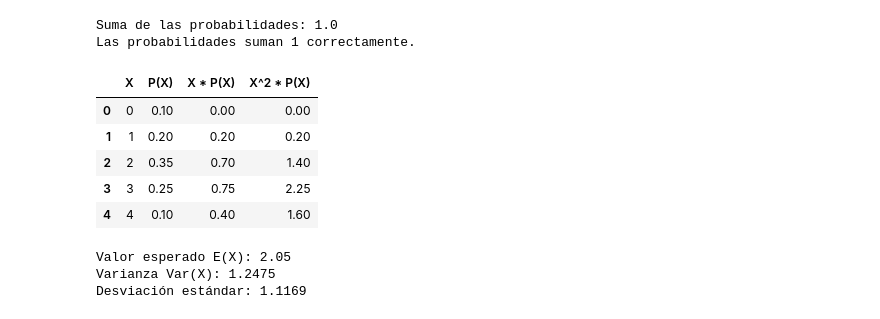
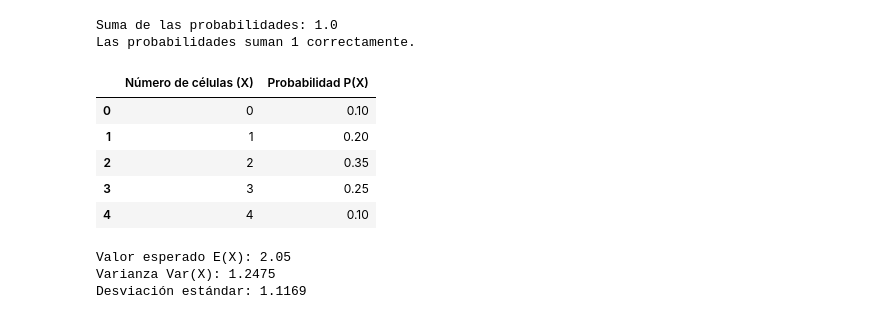
Before and after one commit to Ernesto23lolxd/Probabilidad, a Jupyter notebook: Unidad3/investigador_biomédico.ipynb, the cells around one changed output. Cells and saved outputs as stored; diff of their text form; code cells hidden in the pictures.

```diff
--- a/Unidad3/investigador_biomédico.ipynb
+++ b/Unidad3/investigador_biomédico.ipynb
@@ -26,20 +26,20 @@ Suma de las probabilidades: 1.0
 Las probabilidades suman 1 correctamente.
 # %%
 
+
+# Crear la tabla de distribución
 tabla = pd.DataFrame({
-    "X": X,
-    "P(X)": P,
-    "X * P(X)": X * P,
-    "X^2 * P(X)": X**2 * P
+    "Número de células (X)": X,
+    "Probabilidad P(X)": P
 })
 
 display(tabla)
 # %% [output]
-|  | X | P(X) | X * P(X) | X^2 * P(X) |
-| 0 | 0 | 0.10 | 0.00 | 0.00 |
-| 1 | 1 | 0.20 | 0.20 | 0.20 |
-| 2 | 2 | 0.35 | 0.70 | 1.40 |
-| 3 | 3 | 0.25 | 0.75 | 2.25 |
-| 4 | 4 | 0.10 | 0.40 | 1.60 |
+|  | Número de células (X) | Probabilidad P(X) |
+| 0 | 0 | 0.10 |
+| 1 | 1 | 0.20 |
+| 2 | 2 | 0.35 |
+| 3 | 3 | 0.25 |
+| 4 | 4 | 0.10 |
 # %%
 
```
Also changed, not shown: parts of 6 cells of this notebook.
